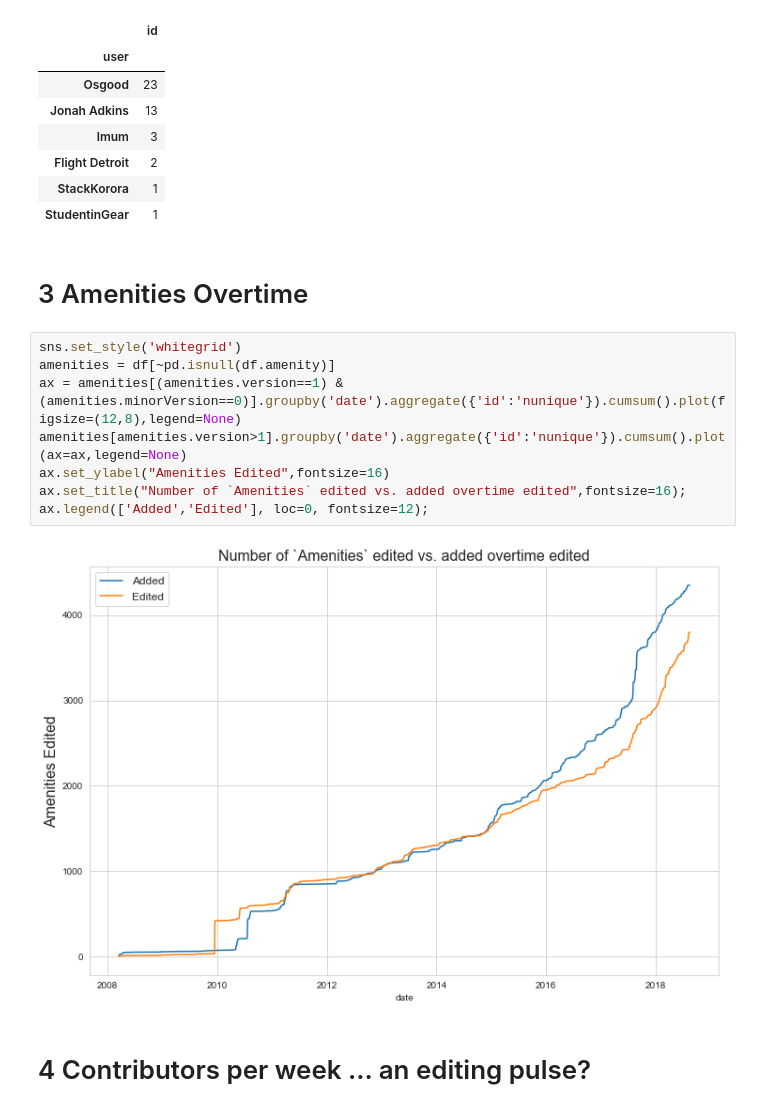
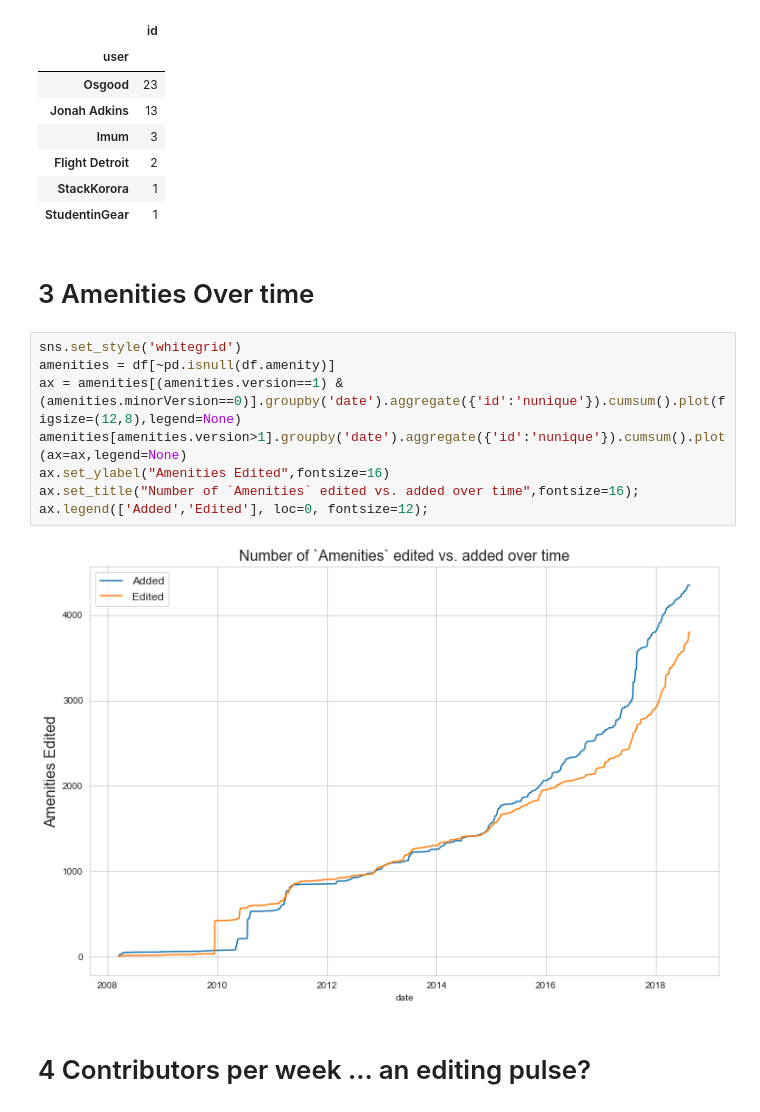
Before and after one commit to jenningsanderson/sotmus-analysis, a Jupyter notebook: analysis/Per-Edit-Analysis.ipynb, the cells around one changed output. Saved outputs shown, nothing was run; the diff lists cells and outputs as text.

```diff
--- a/analysis/Per-Edit-Analysis.ipynb
+++ b/analysis/Per-Edit-Analysis.ipynb
@@ -101,17 +96,17 @@ buildings[(buildings.minorVersion==0) & (buildings.version==1) & (buildings.date
 | StackKorora | 1 |
 | StudentinGear | 1 |
 # %% [markdown]
-# 3 Amenities Overtime
+# 3 Amenities Over time
 # %%
 sns.set_style('whitegrid')
 amenities = df[~pd.isnull(df.amenity)]
 ax = amenities[(amenities.version==1) & (amenities.minorVersion==0)].groupby('date').aggregate({'id':'nunique'}).cumsum().plot(figsize=(12,8),legend=None)
 amenities[amenities.version>1].groupby('date').aggregate({'id':'nunique'}).cumsum().plot(ax=ax,legend=None)
 ax.set_ylabel("Amenities Edited",fontsize=16)
-ax.set_title("Number of `Amenities` edited vs. added overtime edited",fontsize=16);
+ax.set_title("Number of `Amenities` edited vs. added over time",fontsize=16);
 ax.legend(['Added','Edited'], loc=0, fontsize=12);
 # %% [output]
-[figure, old version]
+[figure, new version]
 # %% [markdown]
 # 4 Contributors per week ... an editing pulse?
 # %%
```
Also changed, not shown: parts of 15 cells of this notebook, 6 other files.
